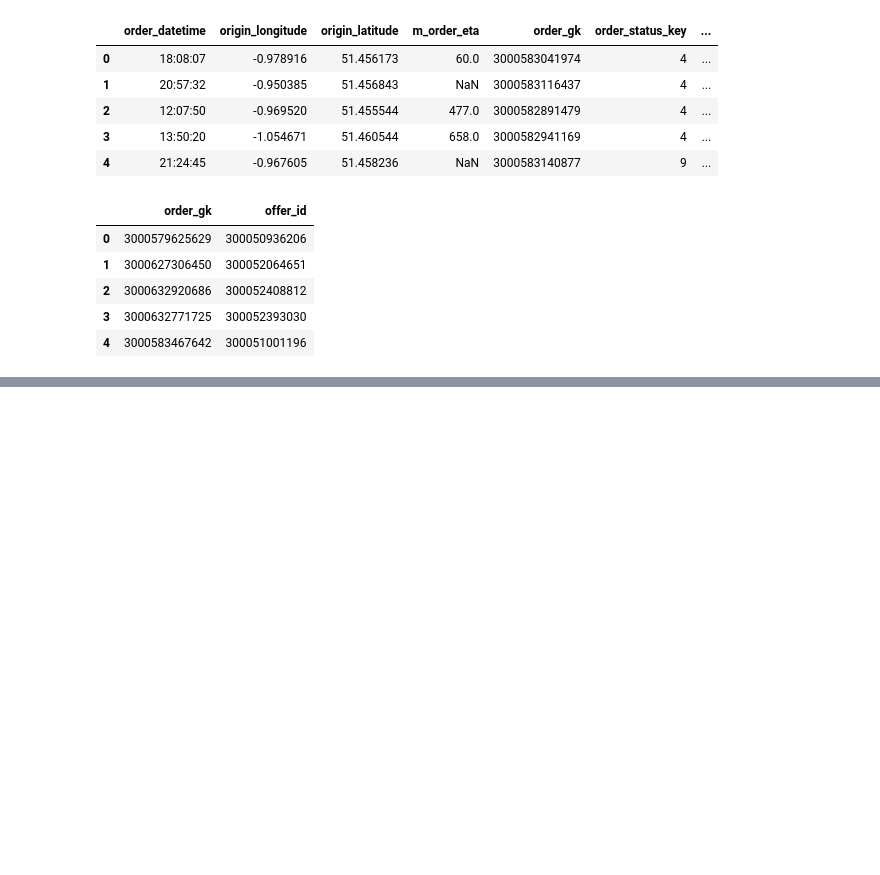
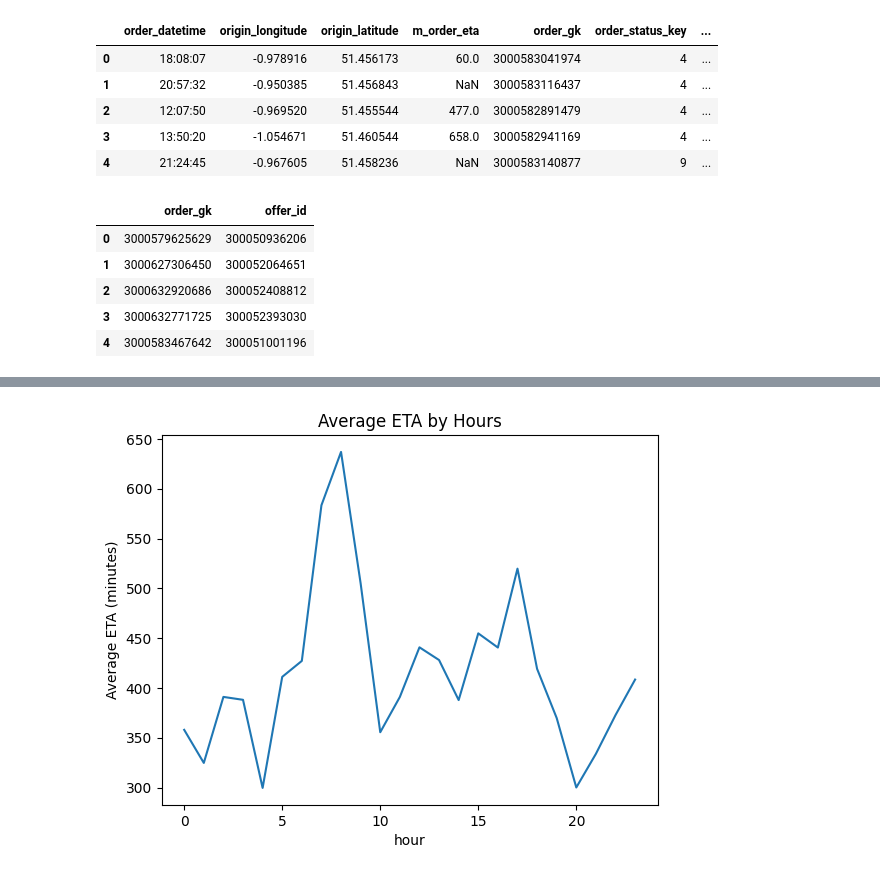
Before and after one commit to Akshay-Paunikar/Gett---Business-Analysis, a Jupyter notebook: Gett_Business_Analysis.ipynb, the cells around one changed output, grey strips where cells are left out. Cells and saved outputs as stored; diff of their text form; code cells hidden in the pictures; blank space fills up the shorter version.

```diff
--- a/Gett_Business_Analysis.ipynb
+++ b/Gett_Business_Analysis.ipynb
@@ -66,0 +245,9 @@ offers.head()
+# %%
+# Task 4: Distribution of Average ETA by Hours
+avg_eta_by_hour = orders.groupby('hour')['m_order_eta'].mean()
+avg_eta_by_hour.plot(kind='line')
+plt.title('Average ETA by Hours')
+plt.ylabel('Average ETA (minutes)')
+plt.show()
+# %% [output]
+[figure, added]
```
Also changed, not shown: parts of 25 cells of this notebook, 1 other file.
